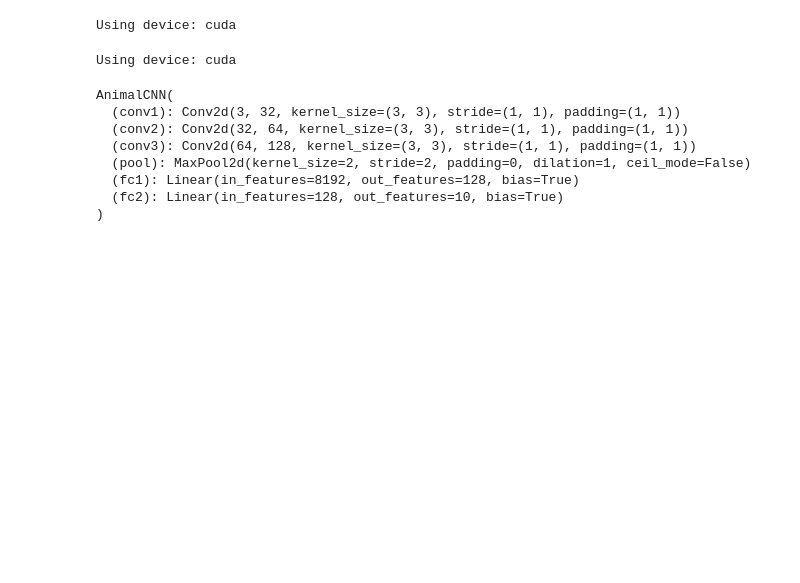
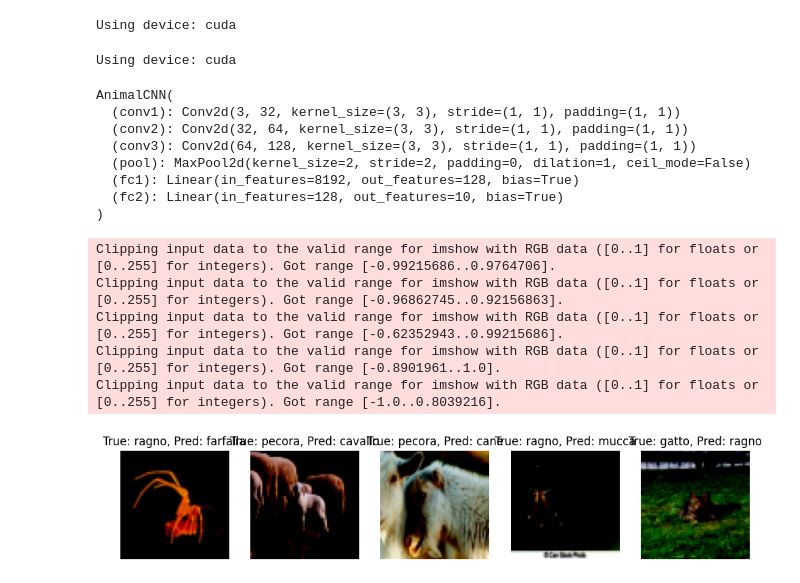
Before and after one commit to luistatera/Group1Project2, a Jupyter notebook: notebooks/step2_evaluation.ipynb, the cells around one changed output. Drawn from its saved outputs; the diff is of its cells as text; code cells hidden in the pictures; blank space fills up the shorter version.

```diff
--- a/notebooks/step2_evaluation.ipynb
+++ b/notebooks/step2_evaluation.ipynb
@@ -85,21 +82,53 @@ AnimalCNN(
   (fc2): Linear(in_features=128, out_features=10, bias=True)
 )
 # %%
+
+# Show misclassified images
+misclassified_images = []
+misclassified_labels = []
+true_labels = []
+
 
 #7. Run predictions on the validation set
 all_preds = []
 all_labels = []
 
 with torch.no_grad():
     for images, labels in test_loader:
         images = images.to(device)
         labels = labels.to(device)
 
         outputs = model(images)
         _, preds = torch.max(outputs, 1)
 
+        # Show misclassified images
+        for i in range(len(preds)):
+            if preds[i] != labels[i]:
+                misclassified_images.append(images[i].cpu())
+                misclassified_labels.append(preds[i].cpu())
+                true_labels.append(labels[i].cpu())
+
         all_preds.extend(preds.cpu().numpy())
         all_labels.extend(labels.cpu().numpy())
+
+#Show first 5 misclassified images
+def show_misclassified_images(images, true_labels, pred_labels):
+    plt.figure(figsize=(12, 6))
+    for i in range(5):
+        plt.subplot(2, 5, i + 1)
+        plt.imshow(images[i].permute(1, 2, 0).numpy())
+        plt.title(f"True: {full_data.classes[true_labels[i]]}, Pred: {full_data.classes[pred_labels[i]]}")
+        plt.axis('off')
+
+
+show_misclassified_images(misclassified_images, true_labels, misclassified_labels)
+# %% [output]
+Clipping input data to the valid range for imshow with RGB data ([0..1] for floats or [0..255] for integers). Got range [-0.99215686..0.9764706].
+Clipping input data to the valid range for imshow with RGB data ([0..1] for floats or [0..255] for integers). Got range [-0.96862745..0.92156863].
+Clipping input data to the valid range for imshow with RGB data ([0..1] for floats or [0..255] for integers). Got range [-0.62352943..0.99215686].
+Clipping input data to the valid range for imshow with RGB data ([0..1] for floats or [0..255] for integers). Got range [-0.8901961..1.0].
+Clipping input data to the valid range for imshow with RGB data ([0..1] for floats or [0..255] for integers). Got range [-1.0..0.8039216].
+[figure, added]
 # %%
 
 #8. classification report
```
Also changed, not shown: parts of 5 cells of this notebook, 7 other files.
